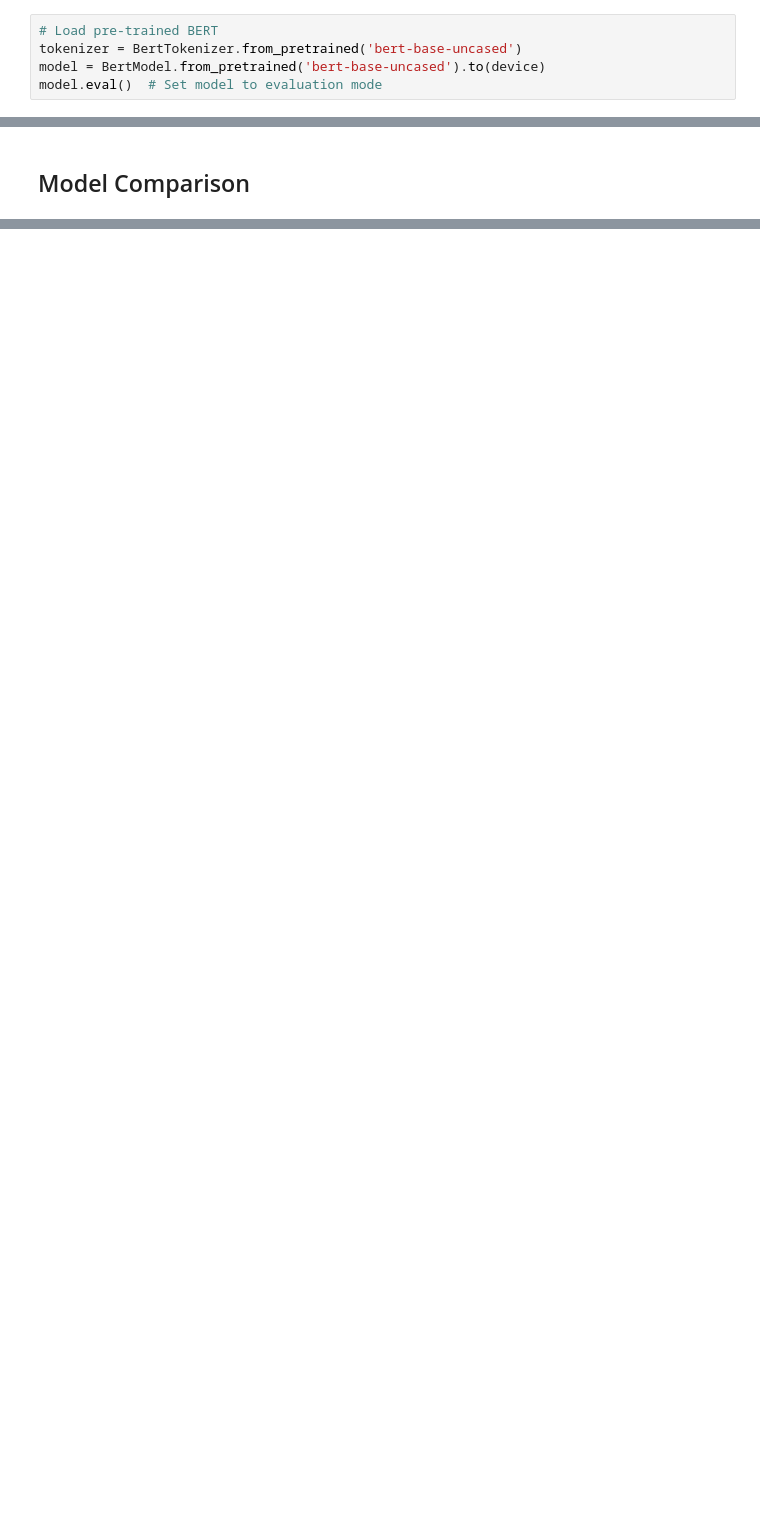
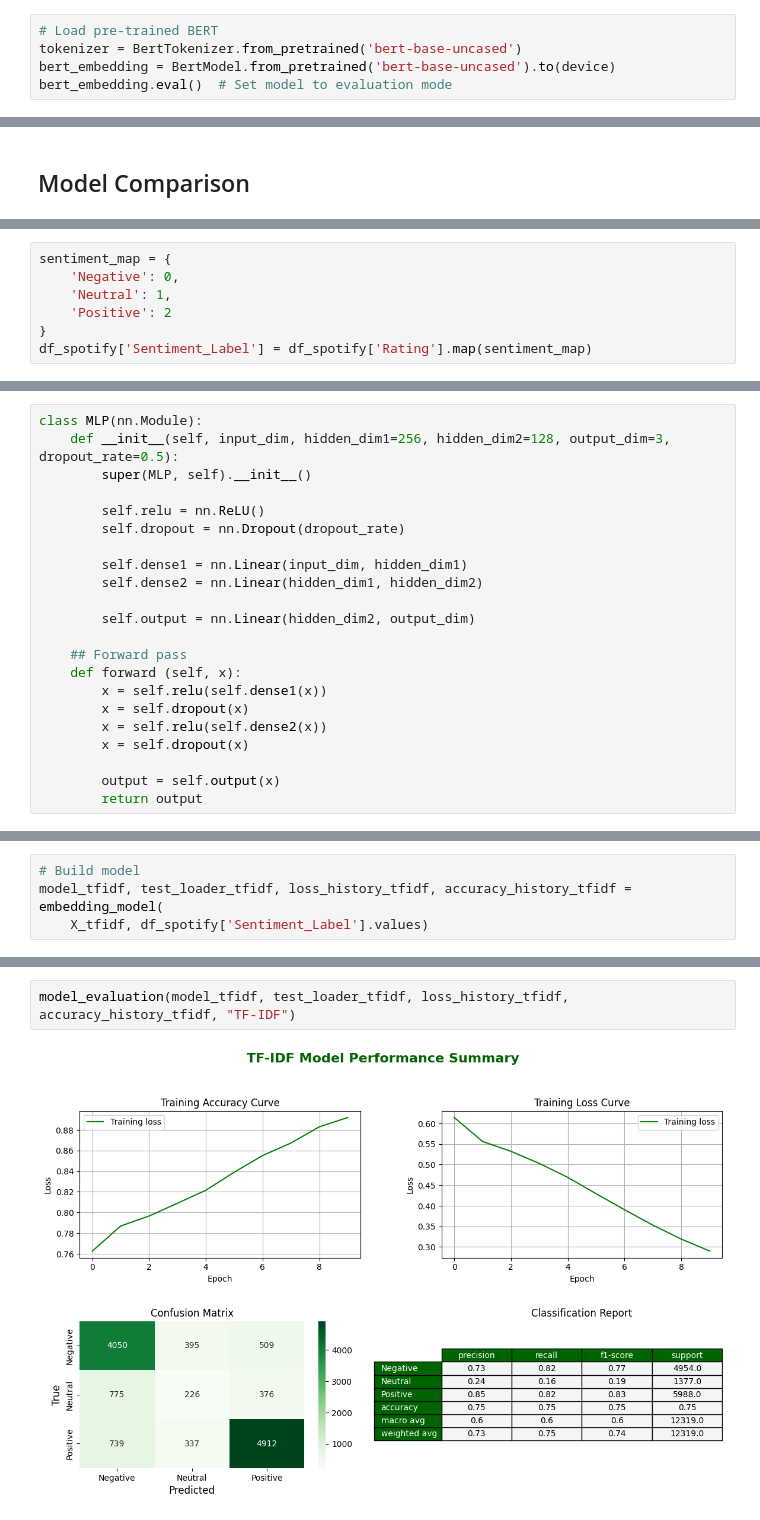
Before and after one commit to MadalinaTilvan/Spotify-Sentiment-Analysis, a Jupyter notebook: Ml_project_spotify.ipynb, the cells around one changed output, grey strips where cells are left out. Drawn from its saved outputs; the diff is of its cells as text; blank space fills up the shorter version.

Commit message:
Added models and predictions

```diff
--- a/Ml_project_spotify.ipynb
+++ b/Ml_project_spotify.ipynb
@@ -408,8 +454,8 @@ device = torch.device("cuda" if torch.cuda.is_available() else "cpu")
 # %%
 # Load pre-trained BERT
 tokenizer = BertTokenizer.from_pretrained('bert-base-uncased')
-model = BertModel.from_pretrained('bert-base-uncased').to(device)
-model.eval()  # Set model to evaluation mode
+bert_embedding = BertModel.from_pretrained('bert-base-uncased').to(device)
+bert_embedding.eval()  # Set model to evaluation mode
 # %% [output]
 BertModel(
   (embeddings): BertEmbeddings(
@@ -483,0 +505,7 @@ BERT shape: (61594, 768)
+# %%
+sentiment_map = {
+    'Negative': 0,
+    'Neutral': 1,
+    'Positive': 2
+}
+df_spotify['Sentiment_Label'] = df_spotify['Rating'].map(sentiment_map)
@@ -483,0 +514,22 @@ BERT shape: (61594, 768)
+# %%
+class MLP(nn.Module):
+    def __init__(self, input_dim, hidden_dim1=256, hidden_dim2=128, output_dim=3, dropout_rate=0.5):
+        super(MLP, self).__init__()
+
+        self.relu = nn.ReLU()
+        self.dropout = nn.Dropout(dropout_rate)
+
+        self.dense1 = nn.Linear(input_dim, hidden_dim1)
+        self.dense2 = nn.Linear(hidden_dim1, hidden_dim2)
+
+        self.output = nn.Linear(hidden_dim2, output_dim)
+
+    ## Forward pass
+    def forward (self, x):
+        x = self.relu(self.dense1(x))
+        x = self.dropout(x)
+        x = self.relu(self.dense2(x))
+        x = self.dropout(x)
+
+        output = self.output(x)
+        return output
@@ -483,0 +596,4 @@ BERT shape: (61594, 768)
+# %%
+# Build model
+model_tfidf, test_loader_tfidf, loss_history_tfidf, accuracy_history_tfidf = embedding_model(
+    X_tfidf, df_spotify['Sentiment_Label'].values)
@@ -483,0 +706,4 @@ BERT shape: (61594, 768)
+# %%
+model_evaluation(model_tfidf, test_loader_tfidf, loss_history_tfidf, accuracy_history_tfidf, "TF-IDF")
+# %% [output]
+[figure, added]
```
Also changed, not shown: parts of 48 cells of this notebook.
